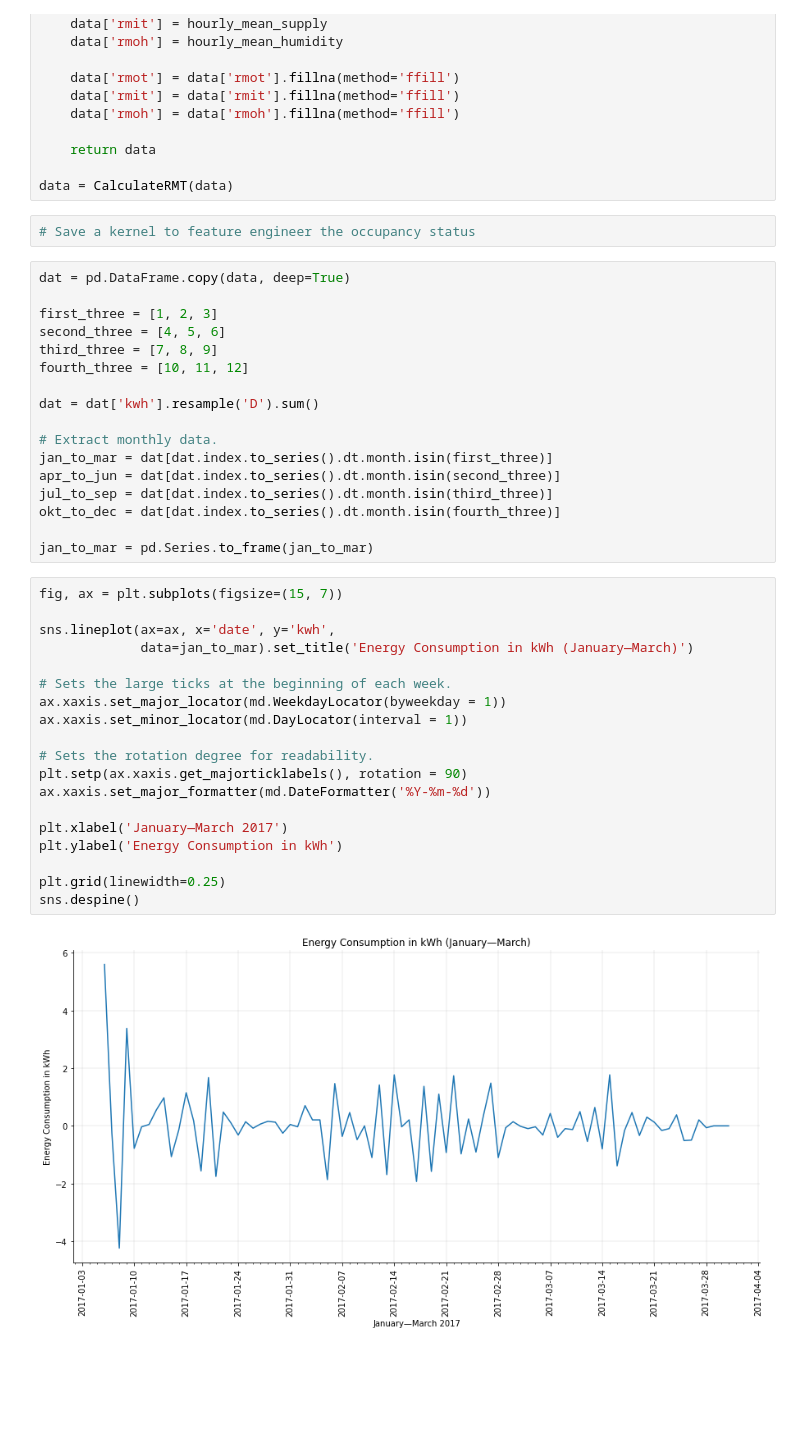
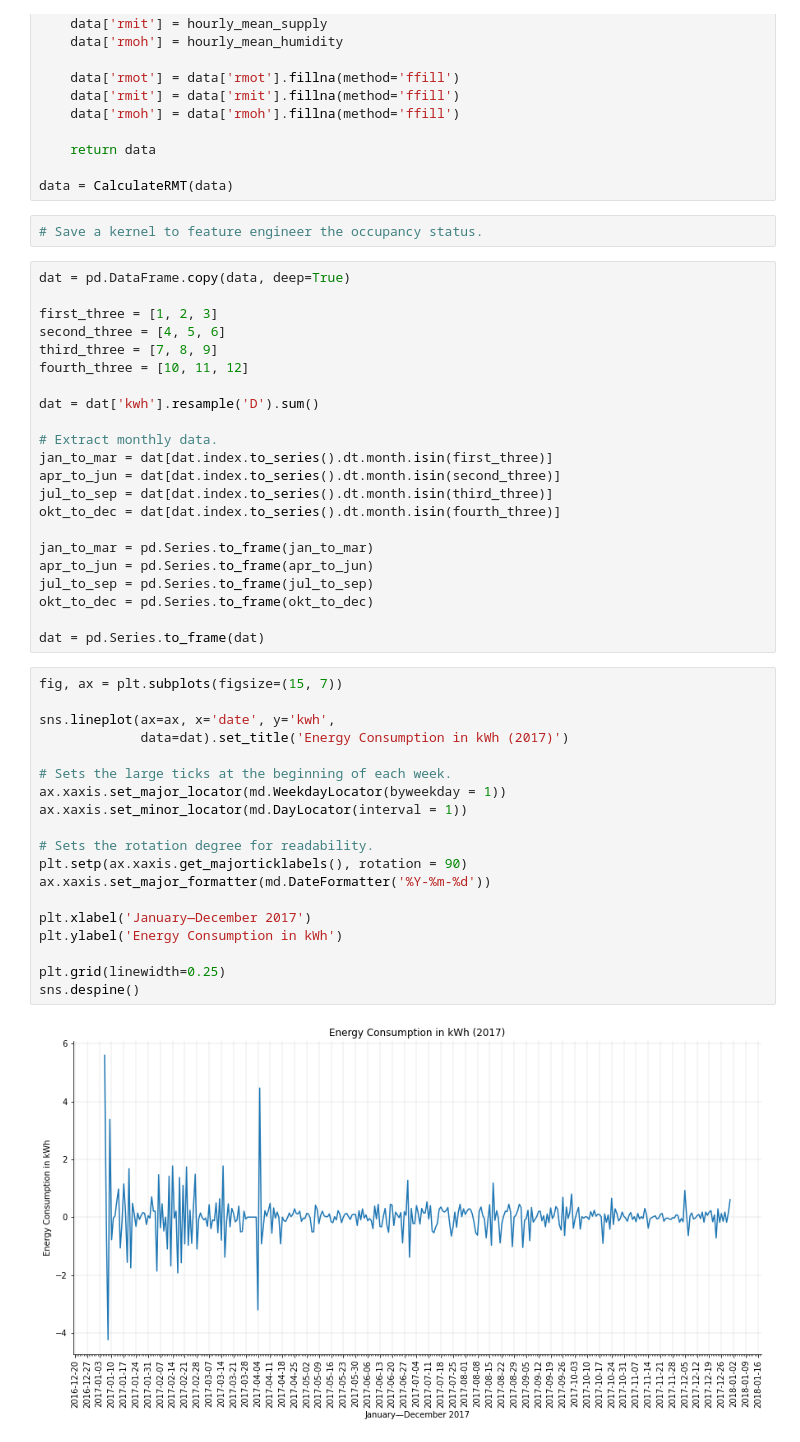
Before and after one commit to RoyyvB/ForecastTemperature, a Jupyter notebook: notebook.ipynb, the cells around one changed output. Saved outputs shown, nothing was run; the diff lists cells and outputs as text; blank space fills up the shorter version.

Commit message:
Plotted energy consumption over four periods.

```diff
--- a/notebook.ipynb
+++ b/notebook.ipynb
@@ -185,7 +168,7 @@ def CalculateRMT(data):
 
 data = CalculateRMT(data)
 # %%
-# Save a kernel to feature engineer the occupancy status
+# Save a kernel to feature engineer the occupancy status.
 # %%
 dat = pd.DataFrame.copy(data, deep=True)
 
@@ -203,24 +186,29 @@ jul_to_sep = dat[dat.index.to_series().dt.month.isin(third_three)]
 okt_to_dec = dat[dat.index.to_series().dt.month.isin(fourth_three)]
 
 jan_to_mar = pd.Series.to_frame(jan_to_mar)
+apr_to_jun = pd.Series.to_frame(apr_to_jun)
+jul_to_sep = pd.Series.to_frame(jul_to_sep)
+okt_to_dec = pd.Series.to_frame(okt_to_dec)
+
+dat = pd.Series.to_frame(dat)
 # %%
 fig, ax = plt.subplots(figsize=(15, 7))
 
 sns.lineplot(ax=ax, x='date', y='kwh',
-             data=jan_to_mar).set_title('Energy Consumption in kWh (January—March)')
+             data=dat).set_title('Energy Consumption in kWh (2017)')
 
 # Sets the large ticks at the beginning of each week.
 ax.xaxis.set_major_locator(md.WeekdayLocator(byweekday = 1))
 ax.xaxis.set_minor_locator(md.DayLocator(interval = 1))
 
 # Sets the rotation degree for readability.
 plt.setp(ax.xaxis.get_majorticklabels(), rotation = 90)
 ax.xaxis.set_major_formatter(md.DateFormatter('%Y-%m-%d'))
 
-plt.xlabel('January—March 2017')
+plt.xlabel('January—December 2017')
 plt.ylabel('Energy Consumption in kWh')
 
 plt.grid(linewidth=0.25)
 sns.despine()
 # %% [output]
-[figure, old version]
+[figure, new version]
```
Also changed, not shown: parts of 3 cells of this notebook.
